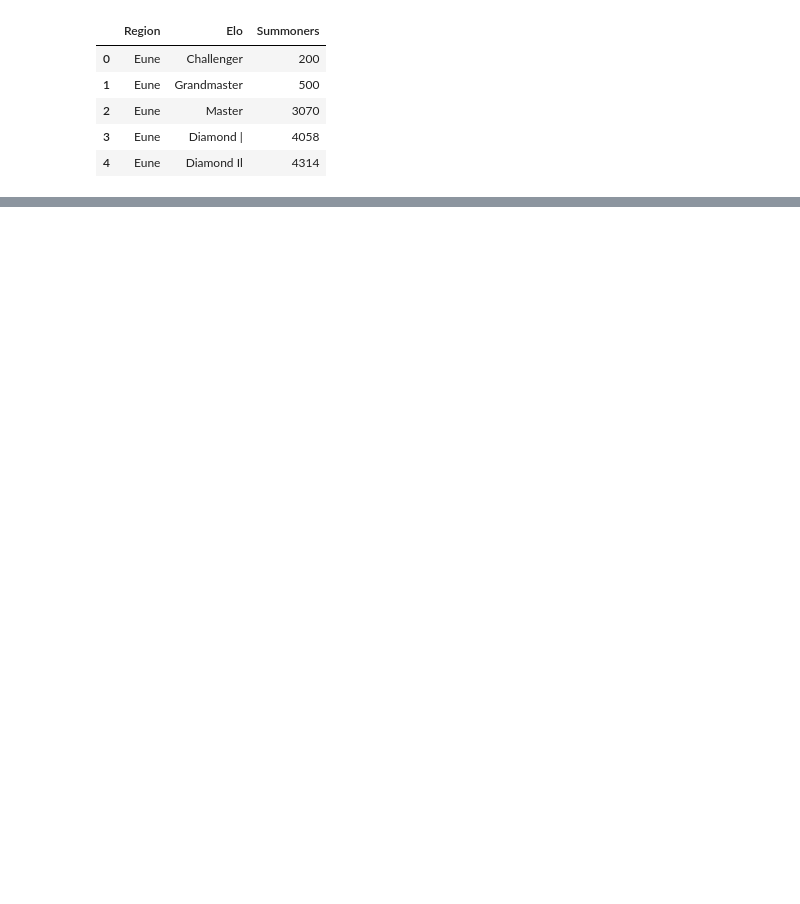
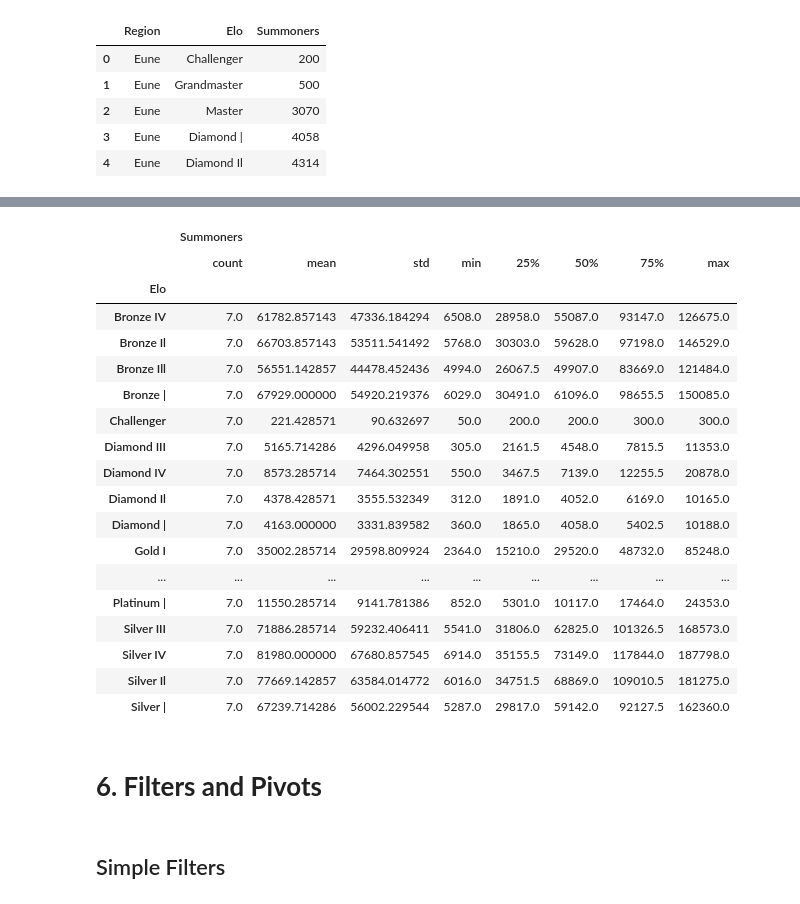
Before and after one commit to YulianaVega1/DataVisualization, a Jupyter notebook: Project2.ipynb, the cells around one changed output, grey strips where cells are left out. Cells and saved outputs as stored; diff of their text form; code cells hidden in the pictures; blank space fills up the shorter version.

```diff
--- a/Project2.ipynb
+++ b/Project2.ipynb
@@ -86,0 +94,11 @@ dd = d
+# %%
+# Create an index
+#Esto no es funcional dado que los índices están en la base
+idx = pd.MultiIndex.from_product([dd['Region'].unique(),
+                                 dd['Elo'].unique()],
+                                 names = ['Region', 'Elo'])
+# Reindex the dataframe
+dd = dd.set_index(['Region', 'Elo'])
+
+#Check
+dd.head()
@@ -86,0 +144,27 @@ dd = d
+# %%
+# By variable and by Elo
+dd[['Summoners']].groupby('Elo').describe()
+# %% [output]
+|  | Summoners |  |  |  |  |  |  |  |
+|  | count | mean | std | min | 25% | 50% | 75% | max |
+| Elo |  |  |  |  |  |  |  |  |
+| Bronze IV | 7.0 | 61782.857143 | 47336.184294 | 6508.0 | 28958.0 | 55087.0 | 93147.0 | 126675.0 |
+| Bronze Il | 7.0 | 66703.857143 | 53511.541492 | 5768.0 | 30303.0 | 59628.0 | 97198.0 | 146529.0 |
+| Bronze Ill | 7.0 | 56551.142857 | 44478.452436 | 4994.0 | 26067.5 | 49907.0 | 83669.0 | 121484.0 |
+| Bronze | | 7.0 | 67929.000000 | 54920.219376 | 6029.0 | 30491.0 | 61096.0 | 98655.5 | 150085.0 |
+| Challenger | 7.0 | 221.428571 | 90.632697 | 50.0 | 200.0 | 200.0 | 300.0 | 300.0 |
+| Diamond III | 7.0 | 5165.714286 | 4296.049958 | 305.0 | 2161.5 | 4548.0 | 7815.5 | 11353.0 |
+| Diamond IV | 7.0 | 8573.285714 | 7464.302551 | 550.0 | 3467.5 | 7139.0 | 12255.5 | 20878.0 |
+| Diamond Il | 7.0 | 4378.428571 | 3555.532349 | 312.0 | 1891.0 | 4052.0 | 6169.0 | 10165.0 |
+| Diamond | | 7.0 | 4163.000000 | 3331.839582 | 360.0 | 1865.0 | 4058.0 | 5402.5 | 10188.0 |
+| Gold I | 7.0 | 35002.285714 | 29598.809924 | 2364.0 | 15210.0 | 29520.0 | 48732.0 | 85248.0 |
+| ... | ... | ... | ... | ... | ... | ... | ... | ... |
+| Platinum | | 7.0 | 11550.285714 | 9141.781386 | 852.0 | 5301.0 | 10117.0 | 17464.0 | 24353.0 |
+| Silver III | 7.0 | 71886.285714 | 59232.406411 | 5541.0 | 31806.0 | 62825.0 | 101326.5 | 168573.0 |
+| Silver IV | 7.0 | 81980.000000 | 67680.857545 | 6914.0 | 35155.5 | 73149.0 | 117844.0 | 187798.0 |
+| Silver Il | 7.0 | 77669.142857 | 63584.014772 | 6016.0 | 34751.5 | 68869.0 | 109010.5 | 181275.0 |
+| Silver | | 7.0 | 67239.714286 | 56002.229544 | 5287.0 | 29817.0 | 59142.0 | 92127.5 | 162360.0 |
+# %% [markdown]
+# **6. Filters and Pivots**
+# %% [markdown]
+## Simple Filters
```
Also changed, not shown: parts of 17 cells of this notebook.
